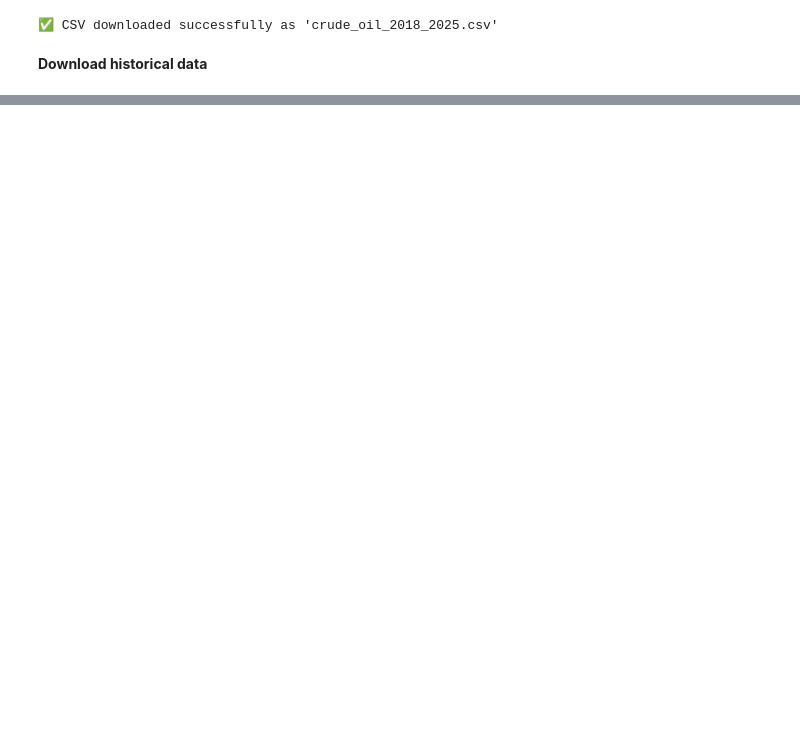
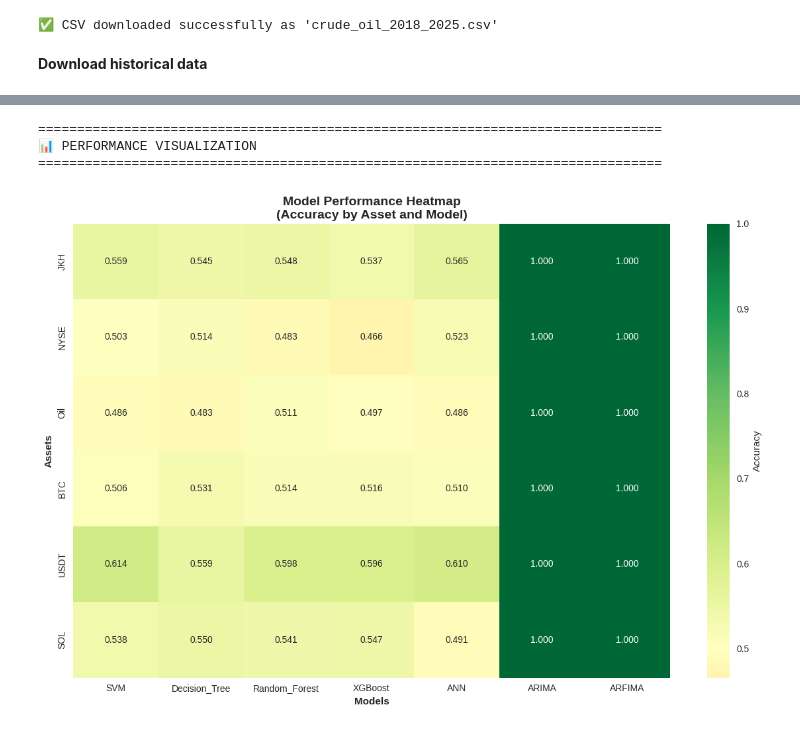
Before and after one commit to OTN-Rajapaksha/Naval-Hybrid-Model-Work-In-The-Stock-Market-And-Crypto-Market-Prediction, a Jupyter notebook: Main.ipynb, the cells around one changed output, grey strips where cells are left out. Saved outputs shown, nothing was run; the diff lists cells and outputs as text; code cells hidden in the pictures; blank space fills up the shorter version.

```diff
--- a/Main.ipynb
+++ b/Main.ipynb
@@ -222,0 +320,10 @@ else:
+# %%
+# Let's inspect the actual structure of the data
+print("🔍 Inspecting the actual data structure...")
+
+for asset_name, df in all_data.items():
+    print(f"\n📊 {asset_name} - First 5 rows:")
+    print(df.head())
+    print(f"Data types:")
+    print(df.dtypes)
+    print("-" * 50)
@@ -222,0 +1394,67 @@ else:
+# %%
+# VISUALIZE RESULTS
+print("\n" + "="*80)
+print("📊 PERFORMANCE VISUALIZATION")
+print("="*80)
+
+# Create performance heatmap
+plt.figure(figsize=(12, 8))
+
+# Prepare data for heatmap
+assets = list(model_results.keys())
+models = ['SVM', 'Decision_Tree', 'Random_Forest', 'XGBoost', 'ANN', 'ARIMA', 'ARFIMA']
+performance_matrix = np.zeros((len(assets), len(models)))
+
+for i, asset in enumerate(assets):
+    for j, model in enumerate(models):
+        if model in model_results[asset]:
+            performance_matrix[i, j] = model_results[asset][model]['accuracy']
+
+# Create heatmap
+sns.heatmap(performance_matrix,
+            xticklabels=models,
+            yticklabels=assets,
+            annot=True,
+            fmt='.3f',
+            cmap='RdYlGn',
+            center=0.5,
+            cbar_kws={'label': 'Accuracy'})
+
+plt.title('Model Performance Heatmap\n(Accuracy by Asset and Model)', fontweight='bold', fontsize=14)
+plt.xlabel('Models', fontweight='bold')
+plt.ylabel('Assets', fontweight='bold')
+plt.tight_layout()
+plt.show()
+
+# Best model for each asset
+print("\n🎯 BEST MODEL FOR EACH ASSET:")
+print("-" * 40)
+
+best_models = []
+for asset_name in model_results.keys():
+    best_model = None
+    best_accuracy = 0
+
+    for model_name, results in model_results[asset_name].items():
+        if results['accuracy'] > best_accuracy:
+            best_accuracy = results['accuracy']
+            best_model = model_name
+
+    if best_model:
+        best_models.append({
+            'Asset': asset_name,
+            'Best Model': best_model,
+            'Accuracy': best_accuracy
+        })
+        print(f"   • {asset_name:6}: {best_model:15} (Accuracy: {best_accuracy:.3f})")
+
+print("\n" + "="*80)
+print("🎉 PHASE 3 COMPLETED SUCCESSFULLY!")
+print("="*80)
+print("📊 NEXT: Select top 2 models for each asset and create hybrid models")
+print("="*80)
+# %% [output]
+================================================================================
+📊 PERFORMANCE VISUALIZATION
+================================================================================
+[figure, added]
```
Also changed, not shown: parts of 43 cells of this notebook.
